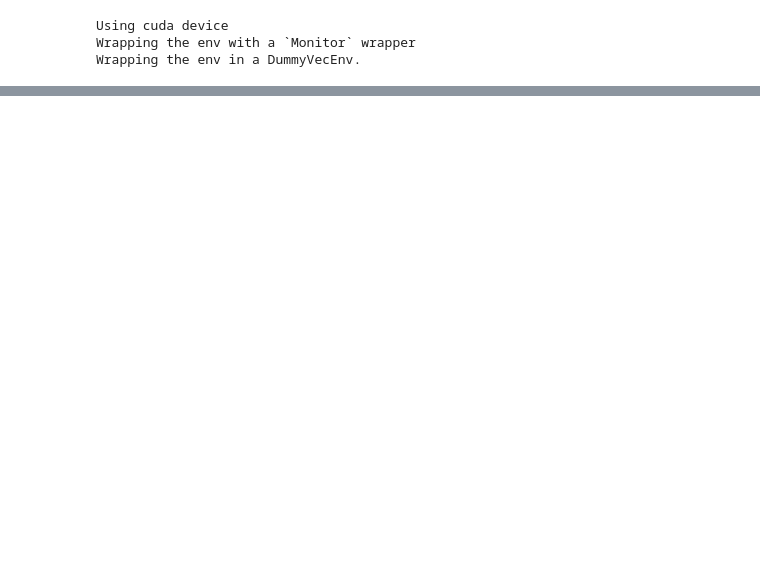
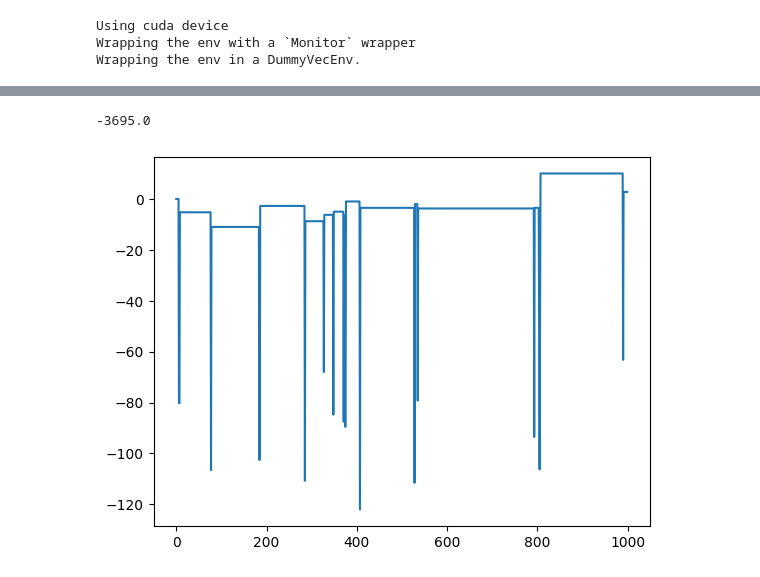
Before and after one commit to DogariuMatei/Bachelor-Thesis, a Jupyter notebook: RL CO2 Minimization Model.ipynb, the cells around one changed output, grey strips where cells are left out. Cells and saved outputs as stored; diff of their text form; code cells hidden in the pictures; blank space fills up the shorter version.

Commit message:
Fixed numerous bugs, added some evaluation metrics

```diff
--- a/RL CO2 Minimization Model.ipynb
+++ b/RL CO2 Minimization Model.ipynb
@@ -42,8 +50,11 @@ def get_carbon_emissions(c_int, e_usage):
 # %%
 def reward_algo(self):
-    if self.emissions_baseline > self.emissions_with_battery:
+    curr_delta = self.emissions_baseline - self.emissions_with_battery
+    if curr_delta > self.state["old_em_delta"]:
+        reward_hist.append(1)
         return 1
     else:
+        reward_hist.append(-1)
         return -1
 # %%
 def is_done(self):
@@ -199,10 +208,12 @@ Episode:5 Score:972
 # %%
 log_path = os.path.join('Training', 'Logs')
-model = DQN('MultiInputPolicy', env, verbose = 1, tensorboard_log = log_path)
+# vec_env = make_vec_env(env, n_envs=4)
+model = PPO("MultiInputPolicy", env, verbose=1, tensorboard_log = log_path)
+# model = DQN('MultiInputPolicy', env, verbose = 1, tensorboard_log = log_path)
 # %% [output]
 Using cuda device
 Wrapping the env with a `Monitor` wrapper
 Wrapping the env in a DummyVecEnv.
 # %%
-model.learn(total_timesteps=20000)
+model.learn(total_timesteps=60000)
 # %% [output]
@@ -249,6 +243,13 @@ emissions w/ battery: [5255.06]
 episodes = 1
 for episode in range(1, episodes+1):
     obs, inf = env.reset()
+    evaluation_data = pd.DataFrame(None)
+    hourly_emission_difference.clear()
+    hourly_battery_level.clear()
+    hourly_baseline_em.clear()
+    hourly_battery_em.clear()
+    decision_hist.clear()
+    reward_hist.clear()
     done = False
     score = 0
 
@@ -256,5 +257,14 @@ for episode in range(1, episodes+1):
         action, _ = model.predict(obs) # Random actions here
         obs, reward, done, truncated, info = env.step(action)
         score += reward
-    print('Episode:{} Reward:{} Total Grams Carbon Saved:{}'.format(episode, score, obs["c_saved"].astype("int64")))
+    print('Episode:{} Reward:{}'.format(episode, score))
+
+    evaluation_data.insert(0,column="energy_usage",value=pd.Series(e_usage[:env_length]))
+    evaluation_data.insert(1,column="carbon_intensity",value=pd.Series(c_int[:env_length]))
+    evaluation_data.insert(2,column="battery_level",value=pd.Series(hourly_battery_level))
+    evaluation_data.insert(3,column="decision",value=pd.Series(decision_hist))
+    evaluation_data.insert(4,column="emission_baseline",value=pd.Series(hourly_baseline_em))
+    evaluation_data.insert(5,column="emission_w_battery",value=pd.Series(hourly_battery_em))
+    evaluation_data.insert(6,column="emission_delta",value=pd.Series(hourly_emission_difference))
+    evaluation_data.insert(7,column="reward",value=pd.Series(reward_hist))
 # %% [output]
@@ -266,0 +296,8 @@ training_log_path = os.path.join(log_path, 'DQN_9')
+# %%
+my_list = map(lambda x: x[0], evaluation_data["emission_delta"])
+ser = pd.Series(my_list)
+ser.plot()
+print(ser.sum())
+# %% [output]
+-3695.0
+[figure, added]
```
Also changed, not shown: parts of 19 cells of this notebook, 14 other files.
